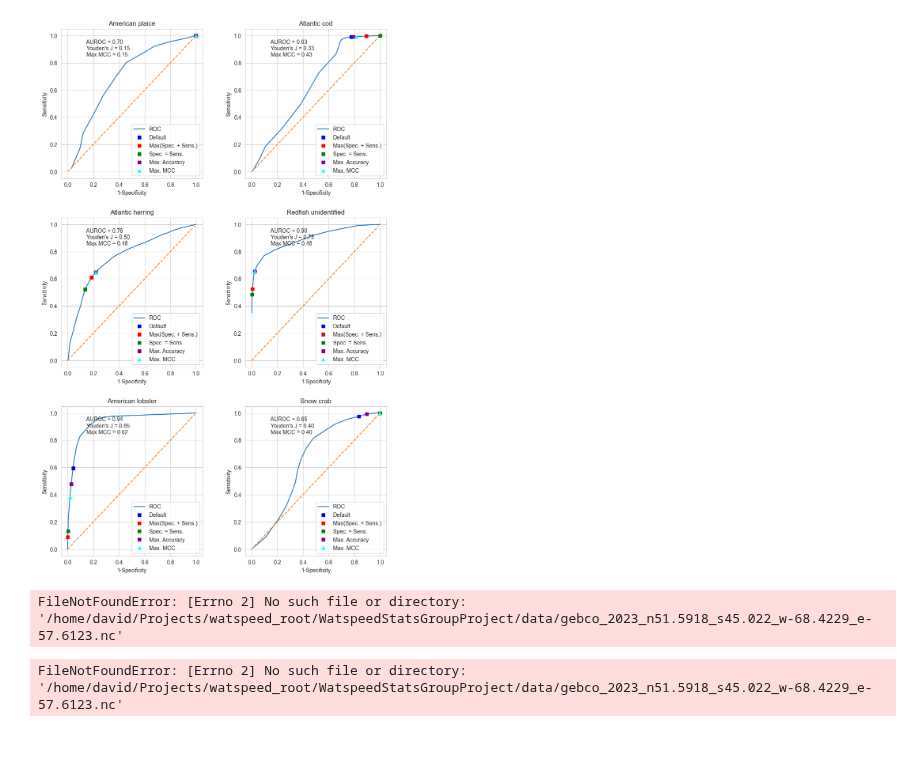
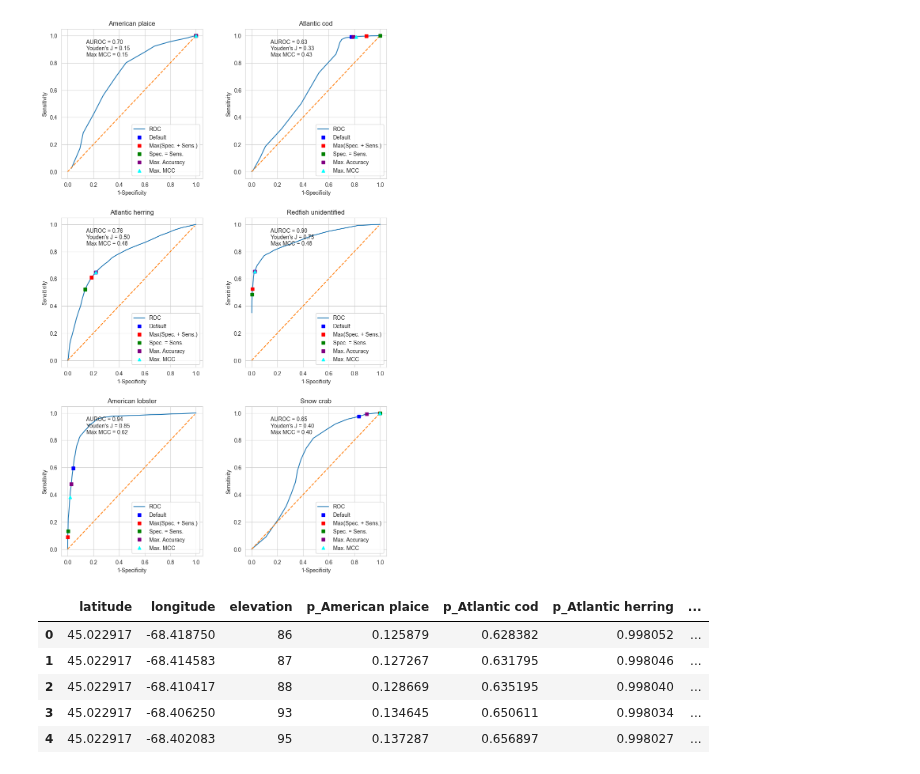
Before and after one commit to davjfish/WatspeedStatsGroupProject, a Jupyter notebook: analysis/Logistic_regression.ipynb, the cells around one changed output. Saved outputs shown, nothing was run; the diff lists cells and outputs as text; code cells hidden in the pictures; blank space fills up the shorter version.

```diff
--- a/analysis/Logistic_regression.ipynb
+++ b/analysis/Logistic_regression.ipynb
@@ -404,29 +417,30 @@ for i in range(0, 6):
 # plot_roc(axs[i], species_list[1])
 # %% [output]
 [figure]
-# %%
-elevation_xa.data
-# %% [output]
-FileNotFoundError: [Errno 2] No such file or directory: '/home/david/Projects/watspeed_root/WatspeedStatsGroupProject/data/gebco_2023_n51.5918_s45.022_w-68.4229_e-57.6123.nc'
 # %%
 
 # now for the piece de resistance!  Let's create some maps for predicting occurrences
 
 # let's go back to the elevation dataarray
 
 # transform it to a dataframe. The indexes are lat and long but we want these to be columns in the dataframe.
 elevation_df = elevation_xa.to_dataframe()
 elevation_df = elevation_df.reset_index()
 
 # make sure the columns match up with the predictor names
-elevation_df.rename(columns={"lat":"latitude", "lon":"longitude"})
+elevation_df.rename(columns={"lat": "latitude", "lon": "longitude"}, inplace=True)
 
 # now, we will add a column for each species that predicts occurrence.
 for species in species_list:
     model = species_dict[species]["model"]
     predictors = species_dict[species]["predictors"]
     elevation_df[f'p_{species}'] = model.predict(elevation_df[predictors])
 
 elevation_df.head()
 # %% [output]
-FileNotFoundError: [Errno 2] No such file or directory: '/home/david/Projects/watspeed_root/WatspeedStatsGroupProject/data/gebco_2023_n51.5918_s45.022_w-68.4229_e-57.6123.nc'
+|  | latitude | longitude | elevation | p_American plaice | p_Atlantic cod | p_Atlantic herring | ... |
+| 0 | 45.022917 | -68.418750 | 86 | 0.125879 | 0.628382 | 0.998052 | ... |
+| 1 | 45.022917 | -68.414583 | 87 | 0.127267 | 0.631795 | 0.998046 | ... |
+| 2 | 45.022917 | -68.410417 | 88 | 0.128669 | 0.635195 | 0.998040 | ... |
+| 3 | 45.022917 | -68.406250 | 93 | 0.134645 | 0.650611 | 0.998034 | ... |
+| 4 | 45.022917 | -68.402083 | 95 | 0.137287 | 0.656897 | 0.998027 | ... |
```
Also changed, not shown: parts of 13 cells of this notebook.
